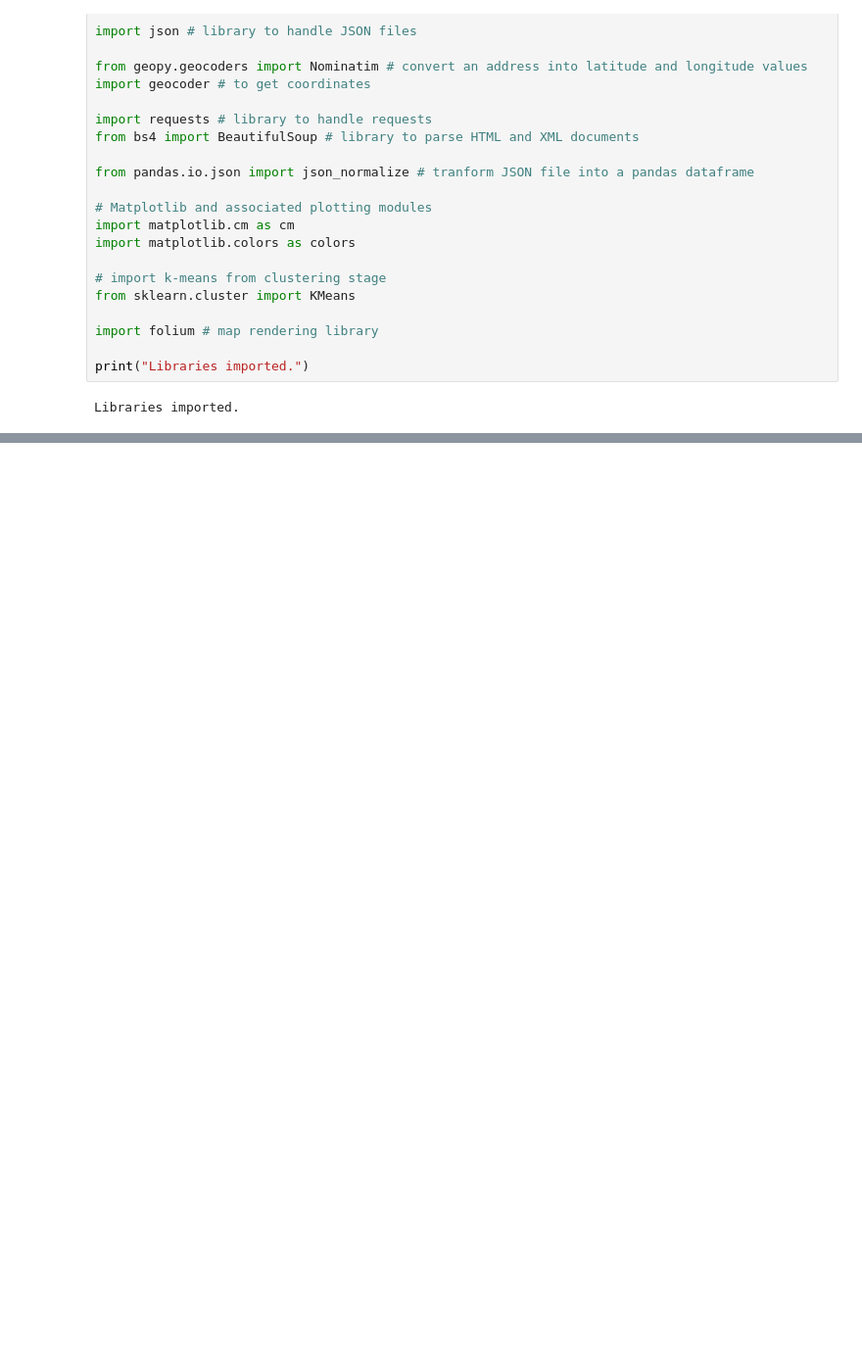
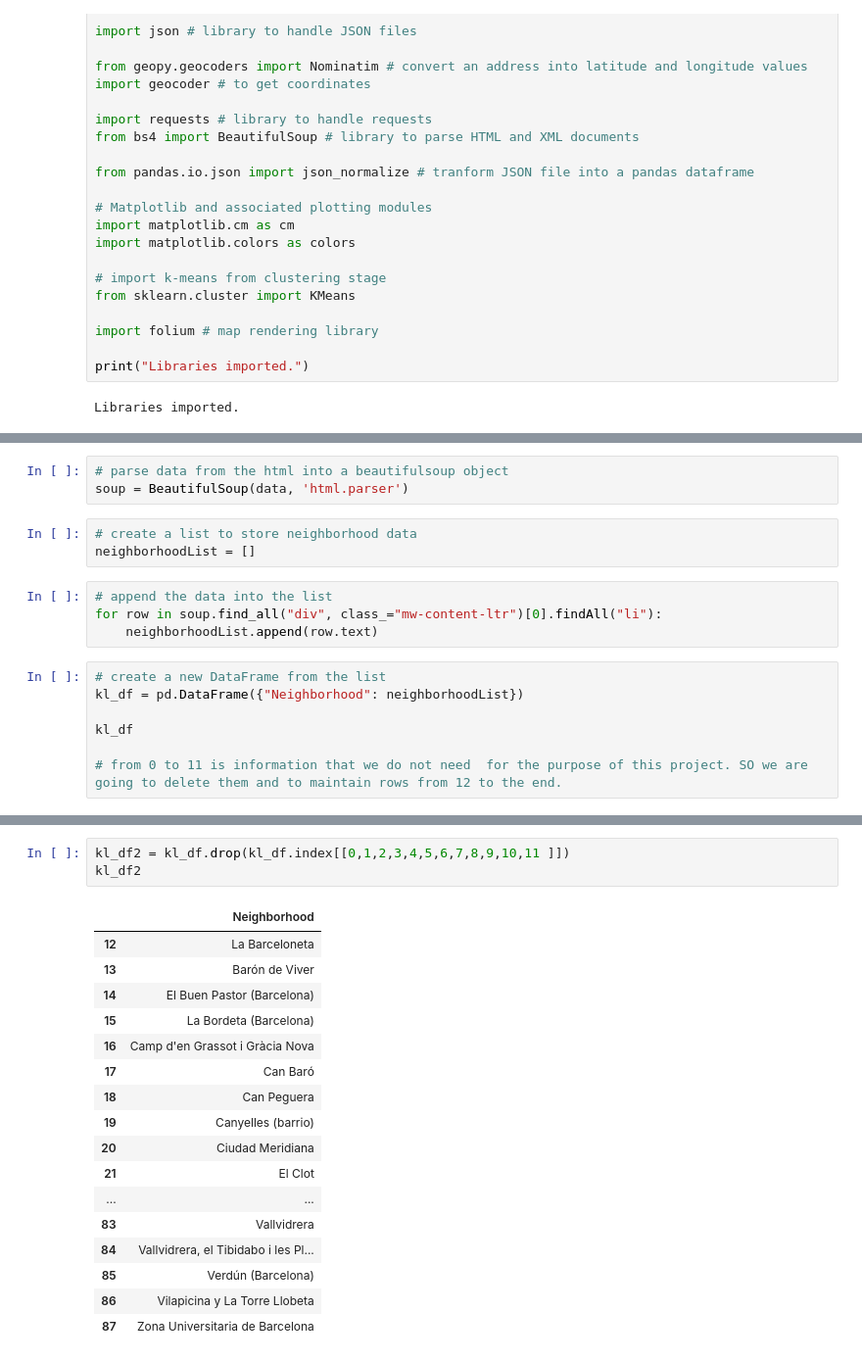
Before and after one commit to bidentity/Capstone_movilens, a Jupyter notebook: IBM_Coursera_Capstone.ipynb, the cells around one changed output, grey strips where cells are left out. Shown: that part at 98% size. Saved outputs shown, nothing was run; the diff lists cells and outputs as text; blank space fills up the shorter version.

```diff
--- a/IBM_Coursera_Capstone.ipynb
+++ b/IBM_Coursera_Capstone.ipynb
@@ -33,0 +61,17 @@ Libraries imported.
+# %%
+# parse data from the html into a beautifulsoup object
+soup = BeautifulSoup(data, 'html.parser')
+# %%
+# create a list to store neighborhood data
+neighborhoodList = []
+# %%
+# append the data into the list
+for row in soup.find_all("div", class_="mw-content-ltr")[0].findAll("li"):
+    neighborhoodList.append(row.text)
+# %%
+# create a new DataFrame from the list
+kl_df = pd.DataFrame({"Neighborhood": neighborhoodList})
+
+kl_df
+
+# from 0 to 11 is information that we do not need  for the purpose of this project. SO we are going to delete them and to maintain rows from 12 to the end.
@@ -33,0 +96,21 @@ Libraries imported.
+# %%
+kl_df2 = kl_df.drop(kl_df.index[[0,1,2,3,4,5,6,7,8,9,10,11 ]])
+kl_df2
+# %% [output]
+|  | Neighborhood |
+| 12 | La Barceloneta |
+| 13 | Barón de Viver |
+| 14 | El Buen Pastor (Barcelona) |
+| 15 | La Bordeta (Barcelona) |
+| 16 | Camp d'en Grassot i Gràcia Nova |
+| 17 | Can Baró |
+| 18 | Can Peguera |
+| 19 | Canyelles (barrio) |
+| 20 | Ciudad Meridiana |
+| 21 | El Clot |
+| ... | ... |
+| 83 | Vallvidrera |
+| 84 | Vallvidrera, el Tibidabo i les Pl... |
+| 85 | Verdún (Barcelona) |
+| 86 | Vilapicina y La Torre Llobeta |
+| 87 | Zona Universitaria de Barcelona |
```
Also changed, not shown: parts of 32 cells of this notebook.
